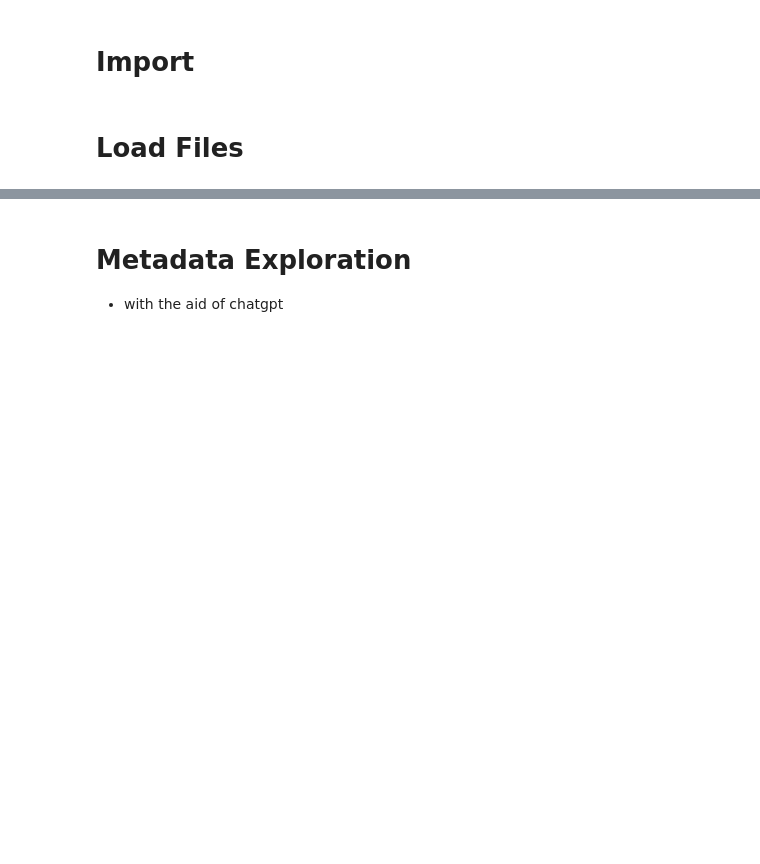
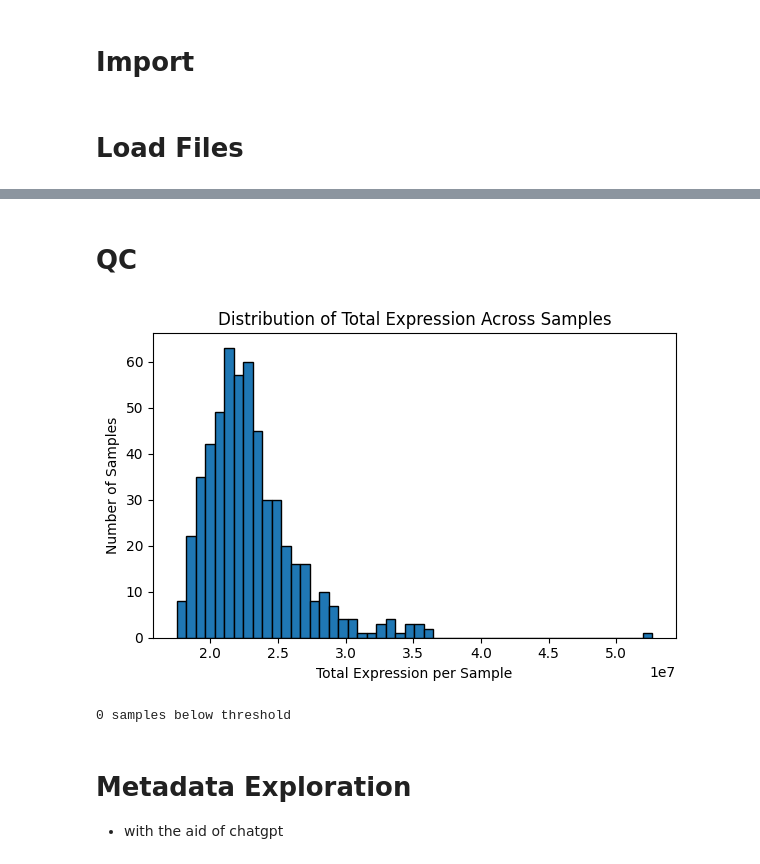
Before and after one commit to Harrison-Q-Ma/BNFO285_Projects, a Jupyter notebook: project_1/Amy/0_Metadata_Exploration.ipynb, the cells around one changed output, grey strips where cells are left out. Cells and saved outputs as stored; diff of their text form; code cells hidden in the pictures; blank space fills up the shorter version.

```diff
--- a/project_1/Amy/0_Metadata_Exploration.ipynb
+++ b/project_1/Amy/0_Metadata_Exploration.ipynb
@@ -30,3 +14,28 @@ data
+# %% [markdown]
+# QC
+# %%
+data = data.drop(columns="patient_id")
+data = data.set_index("sample_id")
+# %%
+# Sum of expression values per sample (row-wise)
+total_reads = data.sum(axis=1)
+
+# Plot histogram
+import matplotlib.pyplot as plt
+
+plt.figure(figsize=(6, 4))
+plt.hist(total_reads, bins=50, edgecolor='black')
+plt.xlabel("Total Expression per Sample")
+plt.ylabel("Number of Samples")
+plt.title("Distribution of Total Expression Across Samples")
+plt.tight_layout()
+plt.show()
+
+low_quality = total_reads[total_reads < 1e7]  # under 10 million
+print(f"{len(low_quality)} samples below threshold")
+# %% [output]
+[figure, added]
+0 samples below threshold
 # %% [markdown]
 # Metadata Exploration
 * with the aid of chatgpt
```
Also changed, not shown: parts of 7 cells of this notebook, 17 other files.
